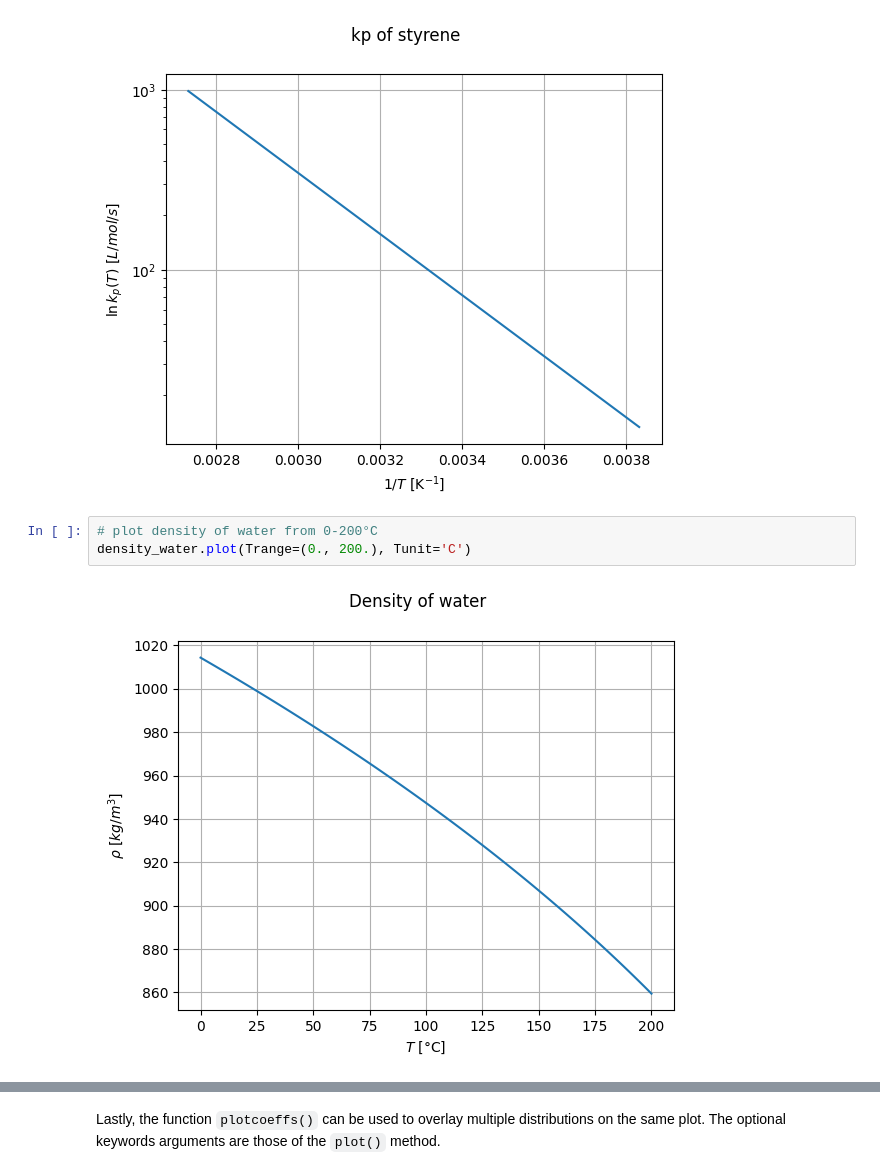
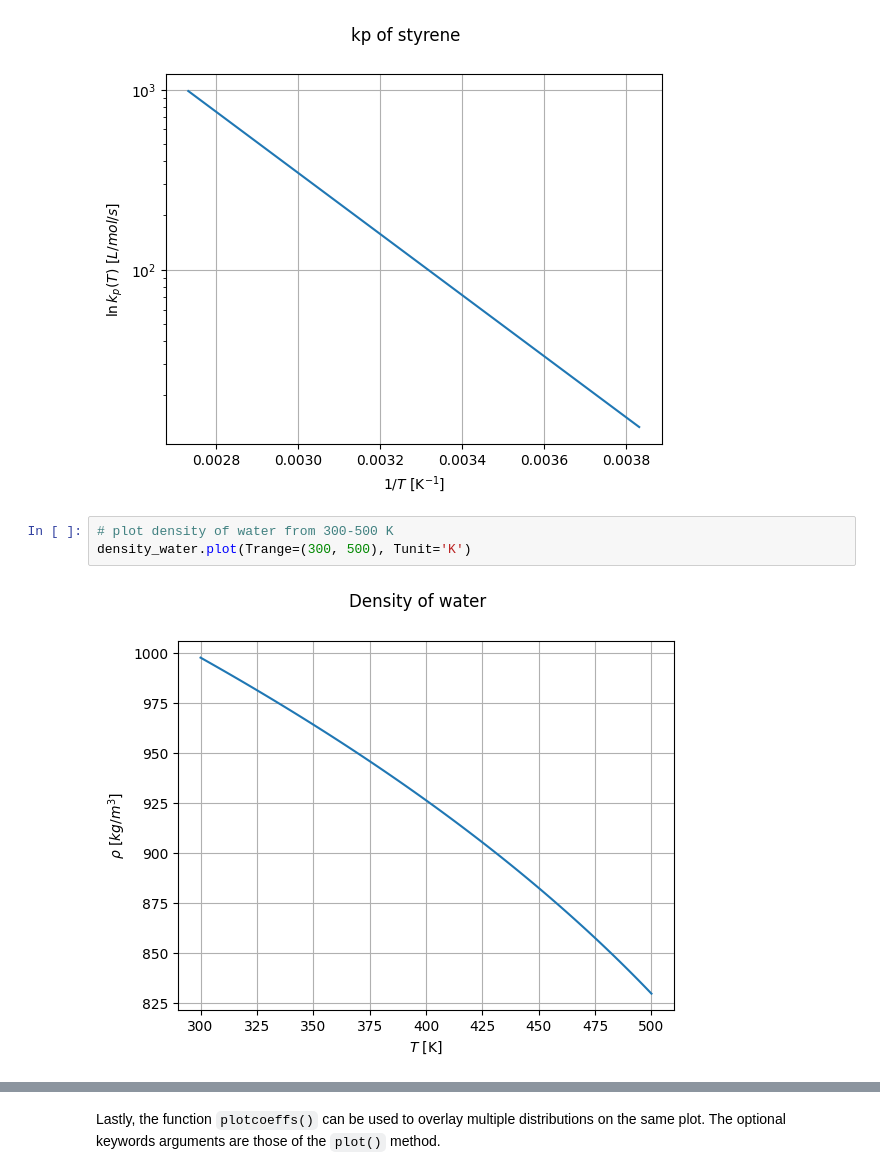
Before and after one commit to HugoMVale/polykin, a Jupyter notebook: docs/tutorials/coefficients.ipynb, the cells around one changed output, grey strips where cells are left out. Saved outputs shown, nothing was run; the diff lists cells and outputs as text.

Commit message:
fix plot units issue

```diff
--- a/docs/tutorials/coefficients.ipynb
+++ b/docs/tutorials/coefficients.ipynb
@@ -235,9 +235,9 @@ kp.plot(kind='Arrhenius')
 # %% [output]
 [figure]
 # %%
-# plot density of water from 0-200°C
-density_water.plot(Trange=(0., 200.), Tunit='C')
+# plot density of water from 300-500 K
+density_water.plot(Trange=(300, 500), Tunit='K')
 # %% [output]
-[figure, old version]
+[figure, new version]
 # %%
 # If no temperature range is known, the plot range defaults to 0-100°C
```
Also changed, not shown: parts of 2 cells of this notebook, 1 other file.
